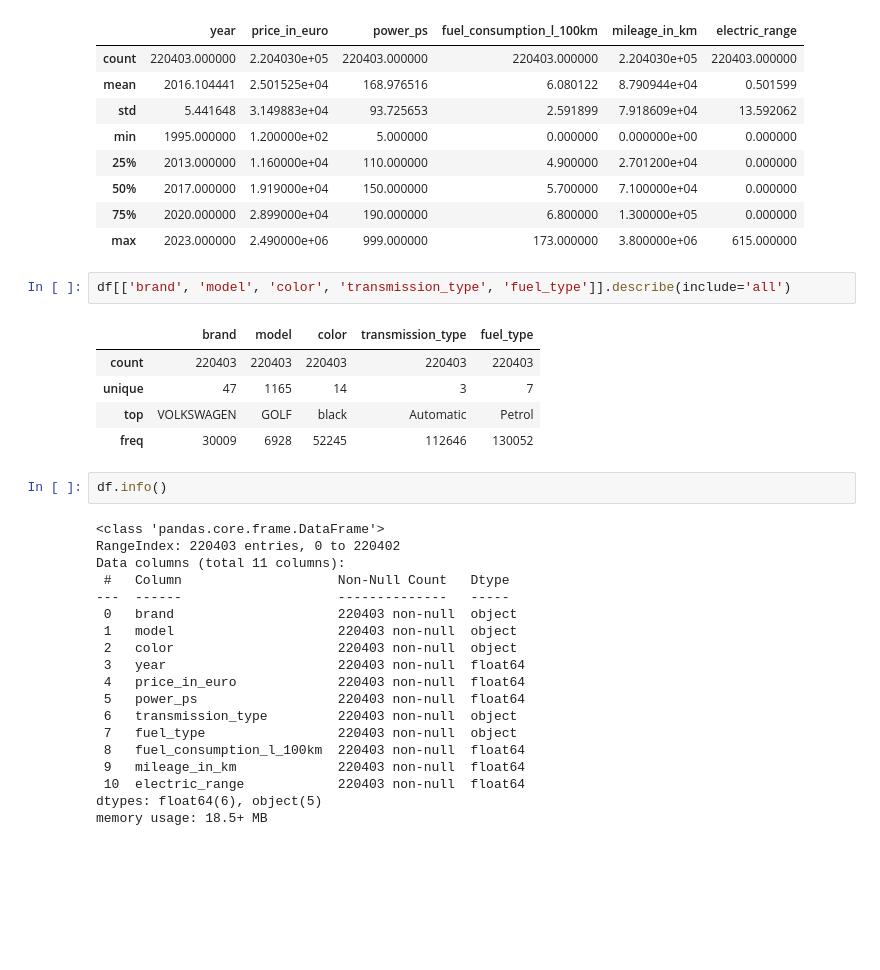
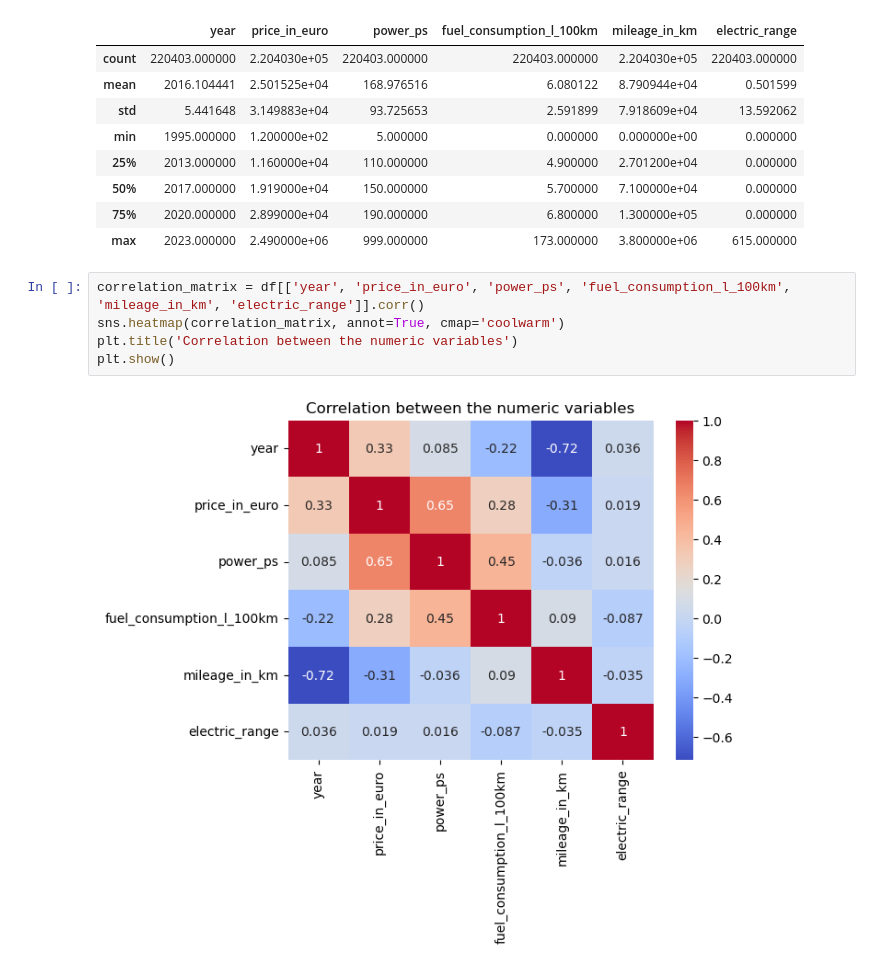
Before and after one commit to Matei00/UsedCars, a Jupyter notebook: UsedCars.ipynb, the cells around one changed output. Drawn from its saved outputs; the diff is of its cells as text; blank space fills up the shorter version.

Commit message:
Final form of the code
Added a small section on Exploratory Data Analysis and a Multiple Linear Regression model.

```diff
--- a/UsedCars.ipynb
+++ b/UsedCars.ipynb
@@ -189,32 +239,10 @@ df.describe()
 | 50% | 2017.000000 | 1.919000e+04 | 150.000000 | 5.700000 | 7.100000e+04 | 0.000000 |
 | 75% | 2020.000000 | 2.899000e+04 | 190.000000 | 6.800000 | 1.300000e+05 | 0.000000 |
 | max | 2023.000000 | 2.490000e+06 | 999.000000 | 173.000000 | 3.800000e+06 | 615.000000 |
-# %%
-df[['brand', 'model', 'color', 'transmission_type', 'fuel_type']].describe(include='all')
-# %% [output]
-|  | brand | model | color | transmission_type | fuel_type |
-| count | 220403 | 220403 | 220403 | 220403 | 220403 |
-| unique | 47 | 1165 | 14 | 3 | 7 |
-| top | VOLKSWAGEN | GOLF | black | Automatic | Petrol |
-| freq | 30009 | 6928 | 52245 | 112646 | 130052 |
-# %%
-df.info()
-# %% [output]
-<class 'pandas.core.frame.DataFrame'>
-RangeIndex: 220403 entries, 0 to 220402
-Data columns (total 11 columns):
- #   Column                    Non-Null Count   Dtype
----  ------                    --------------   -----
- 0   brand                     220403 non-null  object
- 1   model                     220403 non-null  object
- 2   color                     220403 non-null  object
- 3   year                      220403 non-null  float64
- 4   price_in_euro             220403 non-null  float64
- 5   power_ps                  220403 non-null  float64
- 6   transmission_type         220403 non-null  object
- 7   fuel_type                 220403 non-null  object
- 8   fuel_consumption_l_100km  220403 non-null  float64
- 9   mileage_in_km             220403 non-null  float64
- 10  electric_range            220403 non-null  float64
-dtypes: float64(6), object(5)
-memory usage: 18.5+ MB
+# %%
+correlation_matrix = df[['year', 'price_in_euro', 'power_ps', 'fuel_consumption_l_100km', 'mileage_in_km', 'electric_range']].corr()
+sns.heatmap(correlation_matrix, annot=True, cmap='coolwarm')
+plt.title('Correlation between the numeric variables')
+plt.show()
+# %% [output]
+[figure, added]
```
Also changed, not shown: parts of 13 cells of this notebook.
